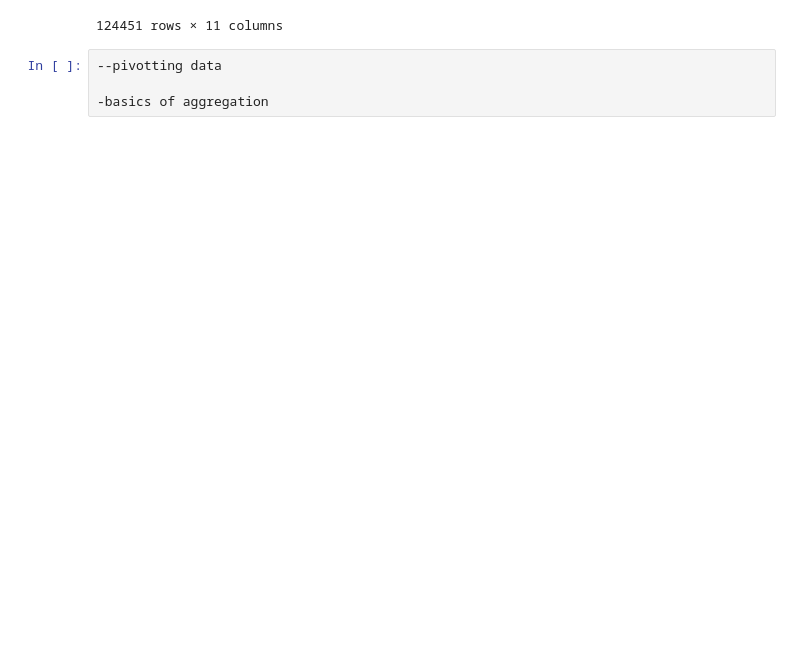
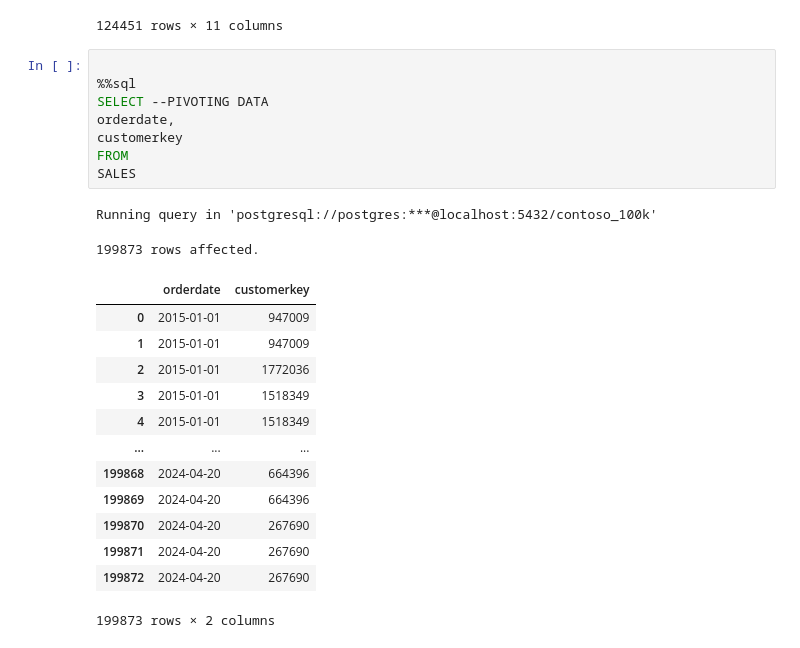
Before and after one commit to SADATH-Tech/DATAANALYST, a Jupyter notebook: Resources/Blank_SQL_Notebook.ipynb, the cells around one changed output. Saved outputs shown, nothing was run; the diff lists cells and outputs as text; blank space fills up the shorter version.

```diff
--- a/Resources/Blank_SQL_Notebook.ipynb
+++ b/Resources/Blank_SQL_Notebook.ipynb
@@ -503,7 +503,27 @@ Running query in 'postgresql://postgres:***@localhost:5432/contoso_100k'
 | 124449 | 2024-04-20 | 2019.62 | Michael | Wilson | Canada | North America | 415 | Proseware Laptop8.9 E089 White | ... |
 | 124450 | 2024-04-20 | 56.83 | Michael | Wilson | Canada | North America | 1693 | SV Hand Games men M30 Black | ... |
 124451 rows × 11 columns
-# %%
---pivotting data
-
--basics of aggregation
+# %%
+
+%%sql
+SELECT --PIVOTING DATA
+orderdate,
+customerkey
+FROM
+SALES
+# %% [output]
+Running query in 'postgresql://postgres:***@localhost:5432/contoso_100k'
+199873 rows affected.
+|  | orderdate | customerkey |
+| 0 | 2015-01-01 | 947009 |
+| 1 | 2015-01-01 | 947009 |
+| 2 | 2015-01-01 | 1772036 |
+| 3 | 2015-01-01 | 1518349 |
+| 4 | 2015-01-01 | 1518349 |
+| ... | ... | ... |
+| 199868 | 2024-04-20 | 664396 |
+| 199869 | 2024-04-20 | 664396 |
+| 199870 | 2024-04-20 | 267690 |
+| 199871 | 2024-04-20 | 267690 |
+| 199872 | 2024-04-20 | 267690 |
+199873 rows × 2 columns
```
Also changed, not shown: parts of 1 cell of this notebook.
